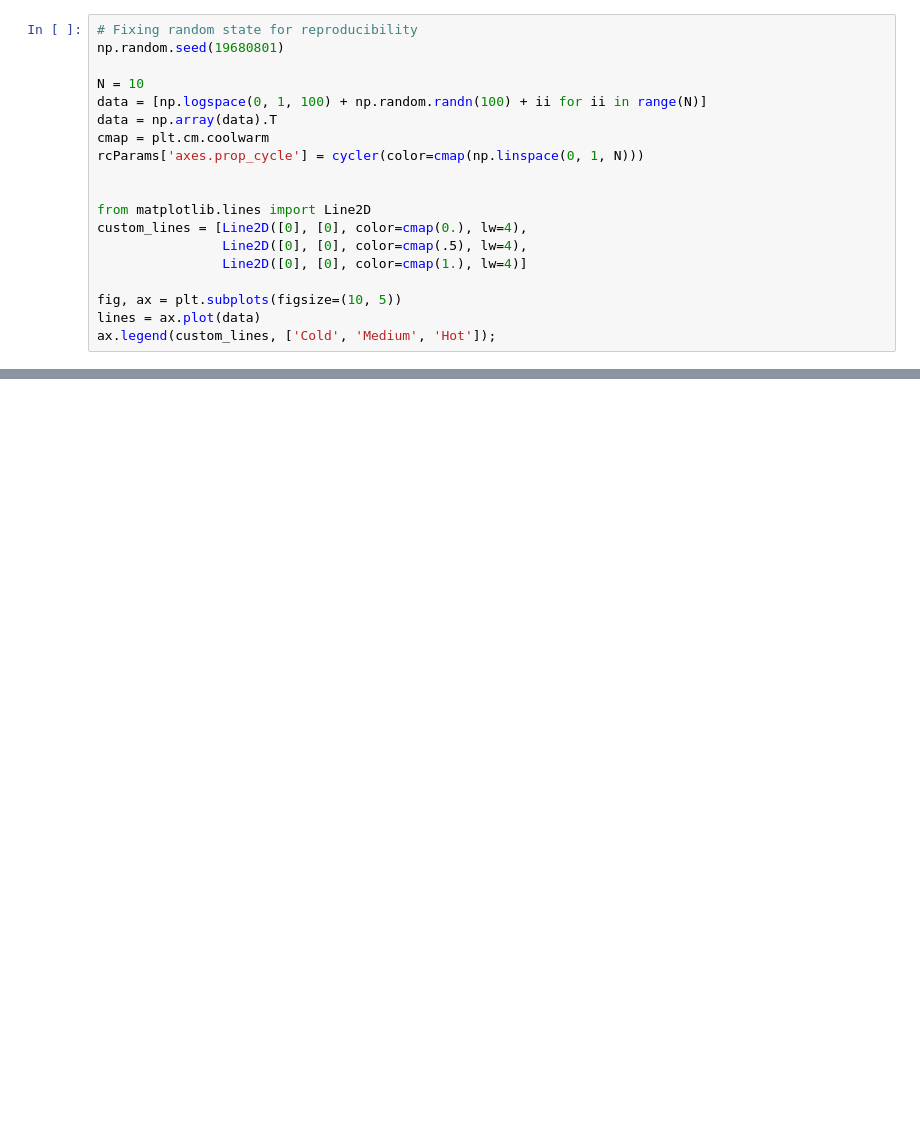
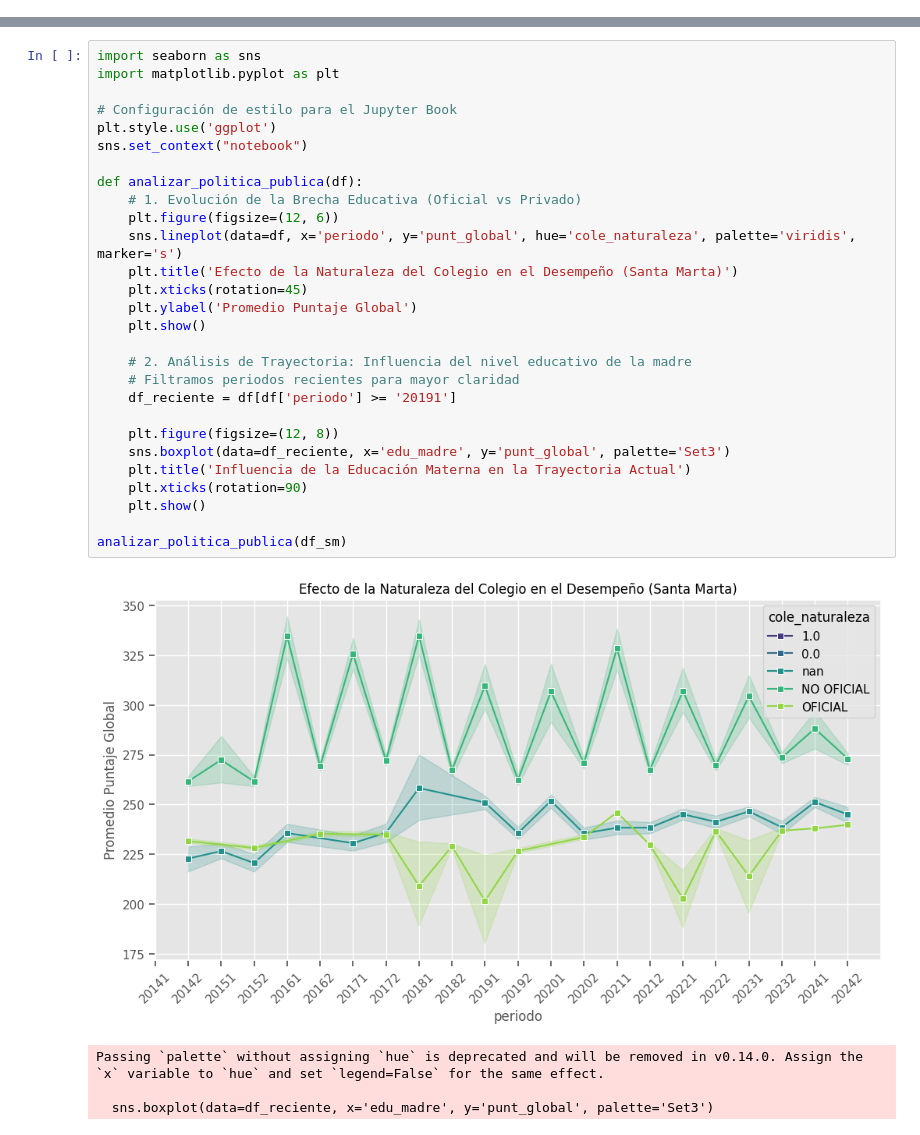
Before and after one commit to yeisondelatorre/Plan_Decenal_ICFES, a Jupyter notebook: _sources/notebooks.ipynb, the cells around one changed output, grey strips where cells are left out. Cells and saved outputs as stored; diff of their text form; blank space fills up the shorter version.

```diff
--- a/_sources/notebooks.ipynb
+++ b/_sources/notebooks.ipynb
@@ -47,19 +0,0 @@ plt.ion()
-# %%
-# Fixing random state for reproducibility
-np.random.seed(19680801)
-
-N = 10
-data = [np.logspace(0, 1, 100) + np.random.randn(100) + ii for ii in range(N)]
-data = np.array(data).T
-cmap = plt.cm.coolwarm
-rcParams['axes.prop_cycle'] = cycler(color=cmap(np.linspace(0, 1, N)))
-
-
-from matplotlib.lines import Line2D
-custom_lines = [Line2D([0], [0], color=cmap(0.), lw=4),
-                Line2D([0], [0], color=cmap(.5), lw=4),
-                Line2D([0], [0], color=cmap(1.), lw=4)]
-
-fig, ax = plt.subplots(figsize=(10, 5))
-lines = ax.plot(data)
-ax.legend(custom_lines, ['Cold', 'Medium', 'Hot']);
@@ -68,0 +669,33 @@ with your book. For more information about this, see [the Jupyter Book documenta
+# %%
+import seaborn as sns
+import matplotlib.pyplot as plt
+
+# Configuración de estilo para el Jupyter Book
+plt.style.use('ggplot')
+sns.set_context("notebook")
+
+def analizar_politica_publica(df):
+    # 1. Evolución de la Brecha Educativa (Oficial vs Privado)
+    plt.figure(figsize=(12, 6))
+    sns.lineplot(data=df, x='periodo', y='punt_global', hue='cole_naturaleza', palette='viridis', marker='s')
+    plt.title('Efecto de la Naturaleza del Colegio en el Desempeño (Santa Marta)')
+    plt.xticks(rotation=45)
+    plt.ylabel('Promedio Puntaje Global')
+    plt.show()
+
+    # 2. Análisis de Trayectoria: Influencia del nivel educativo de la madre
+    # Filtramos periodos recientes para mayor claridad
+    df_reciente = df[df['periodo'] >= '20191']
+
+    plt.figure(figsize=(12, 8))
+    sns.boxplot(data=df_reciente, x='edu_madre', y='punt_global', palette='Set3')
+    plt.title('Influencia de la Educación Materna en la Trayectoria Actual')
+    plt.xticks(rotation=90)
+    plt.show()
+
+analizar_politica_publica(df_sm)
+# %% [output]
+[figure, added]
+Passing `palette` without assigning `hue` is deprecated and will be removed in v0.14.0. Assign the `x` variable to `hue` and set `legend=False` for the same effect.
+
+  sns.boxplot(data=df_reciente, x='edu_madre', y='punt_global', palette='Set3')
```
Also changed, not shown: parts of 27 cells of this notebook, 14 other files.
